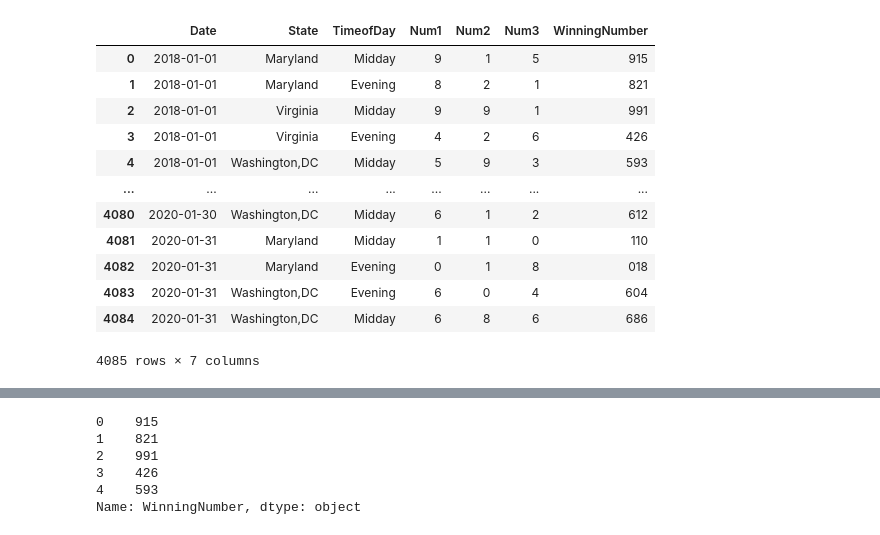
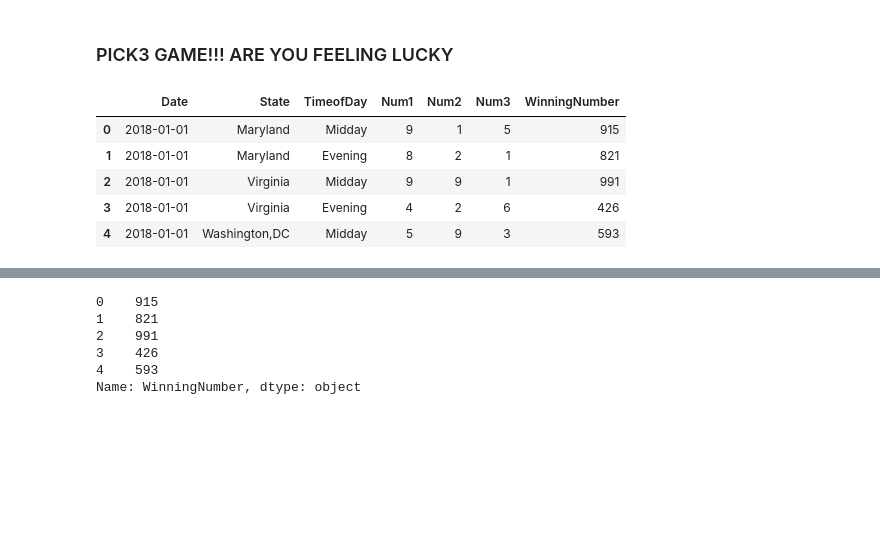
Before and after one commit to credmond219/project1, a Jupyter notebook: lottery.ipynb, the cells around one changed output, grey strips where cells are left out. Cells and saved outputs as stored; diff of their text form; code cells hidden in the pictures; blank space fills up the shorter version.

```diff
--- a/lottery.ipynb
+++ b/lottery.ipynb
@@ -23,26 +21,21 @@ import requests
 import random
 import os
 import xlrd
+# %% [markdown]
+### PICK3 GAME!!! ARE YOU FEELING LUCKY
 # %%
 #Read excel files
 pick3 = pd.read_excel("Resource/pick3.xlsm")
 
 # Concatenate Num1, Num2, Num3 becasue the dataframe would drop the "0" digit in Num1
 
 pick3['WinningNumber'] = ''
 pick3['WinningNumber'] = pick3['WinningNumber'].map(str) + pick3['Num1'].astype(str) + pick3['Num2'].astype(str) + pick3['Num3'].astype(str)
-pick3
+pick3.head()
 # %% [output]
 |  | Date | State | TimeofDay | Num1 | Num2 | Num3 | WinningNumber |
 | 0 | 2018-01-01 | Maryland | Midday | 9 | 1 | 5 | 915 |
 | 1 | 2018-01-01 | Maryland | Evening | 8 | 2 | 1 | 821 |
 | 2 | 2018-01-01 | Virginia | Midday | 9 | 9 | 1 | 991 |
 | 3 | 2018-01-01 | Virginia | Evening | 4 | 2 | 6 | 426 |
 | 4 | 2018-01-01 | Washington,DC | Midday | 5 | 9 | 3 | 593 |
-| ... | ... | ... | ... | ... | ... | ... | ... |
-| 4080 | 2020-01-30 | Washington,DC | Midday | 6 | 1 | 2 | 612 |
-| 4081 | 2020-01-31 | Maryland | Midday | 1 | 1 | 0 | 110 |
-| 4082 | 2020-01-31 | Maryland | Evening | 0 | 1 | 8 | 018 |
-| 4083 | 2020-01-31 | Washington,DC | Evening | 6 | 0 | 4 | 604 |
-| 4084 | 2020-01-31 | Washington,DC | Midday | 6 | 8 | 6 | 686 |
-4085 rows × 7 columns
```
Also changed, not shown: parts of 54 cells of this notebook, 5 other files.
